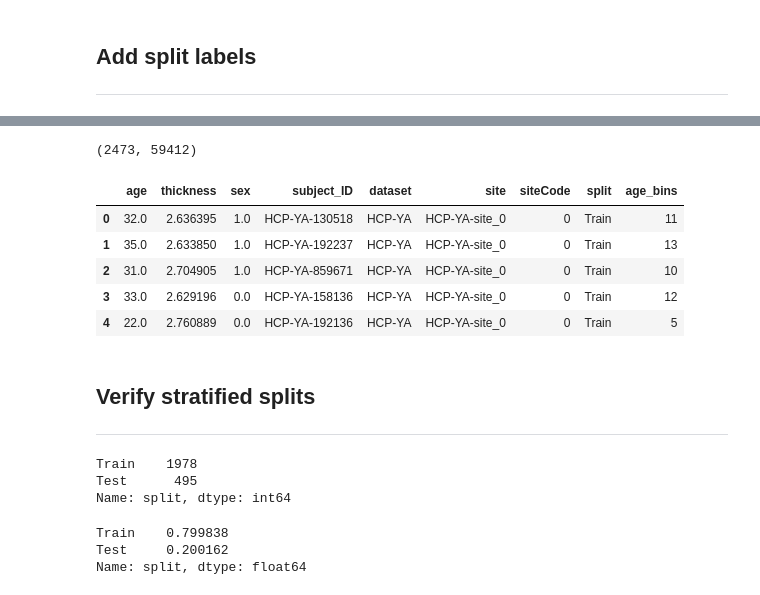
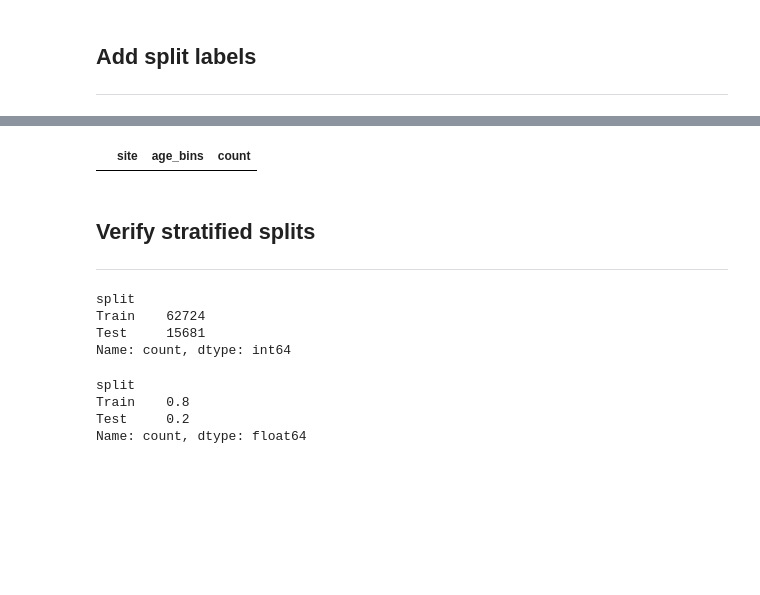
Before and after one commit to sina-mansour/normative_brain_charts, a Jupyter notebook: code/notebooks/02_data_aggregation/02_02_train_test_split_labels.ipynb, the cells around one changed output, grey strips where cells are left out. Saved outputs shown, nothing was run; the diff lists cells and outputs as text; code cells hidden in the pictures; blank space fills up the shorter version.

```diff
--- a/code/notebooks/02_data_aggregation/02_02_train_test_split_labels.ipynb
+++ b/code/notebooks/02_data_aggregation/02_02_train_test_split_labels.ipynb
@@ -123,4 +102,0 @@ all_thickness_data = np.concatenate([thickness_data[dataset_name] for dataset_na
-# %%
-all_thickness_data.shape
-# %% [output]
-(2473, 59412)
@@ -129,13 +103,39 @@ write_np(all_thickness_data, ensure_dir(f'{main_dir}/data/npy/thickness_all_data
-# %%
-demography_df['age_bins'] = pd.qcut(demography_df['age'], q=20, labels=False)
-demography_df.head()
-# %% [output]
-|  | age | thickness | sex | subject_ID | dataset | site | siteCode | split | age_bins |
-| 0 | 32.0 | 2.636395 | 1.0 | HCP-YA-130518 | HCP-YA | HCP-YA-site_0 | 0 | Train | 11 |
-| 1 | 35.0 | 2.633850 | 1.0 | HCP-YA-192237 | HCP-YA | HCP-YA-site_0 | 0 | Train | 13 |
-| 2 | 31.0 | 2.704905 | 1.0 | HCP-YA-859671 | HCP-YA | HCP-YA-site_0 | 0 | Train | 10 |
-| 3 | 33.0 | 2.629196 | 0.0 | HCP-YA-158136 | HCP-YA | HCP-YA-site_0 | 0 | Train | 12 |
-| 4 | 22.0 | 2.760889 | 0.0 | HCP-YA-192136 | HCP-YA | HCP-YA-site_0 | 0 | Train | 5 |
+# %%
+# Quantile bins; placeholder column
+demography_df['age_bins'] = -1
+
+# iterate over sites
+for site, group_idx in demography_df.groupby('site').groups.items():
+    n = len(group_idx)
+    if n < 20:
+        # too small to bin, assign all to a single bin
+        demography_df.loc[group_idx, 'age_bins'] = 0
+        continue
+
+    # dynamically choose q: at most 10, but no more than 10th of the sample size
+    q = min(10, n // 10)
+
+    try:
+        demography_df.loc[group_idx, 'age_bins'] = pd.qcut(
+            demography_df.loc[group_idx, 'age'],
+            q=q,
+            labels=False,
+            duplicates='drop'  # handle repeated ages
+        )
+    except ValueError:
+        # fallback if pd.qcut still fails
+        demography_df.loc[group_idx, 'age_bins'] = 0
+# %%
+# ensure there are no singletons
+(
+    demography_df
+    .groupby(['site', 'age_bins'])
+    .size()
+    .reset_index(name='count')
+    .query("count < 2")
+)
+# %% [output]
+|  | site | age_bins | count |
 # %%
 from sklearn.model_selection import train_test_split
 
@@ -152,18 +156,20 @@ demography_df.to_csv(ensure_dir(f'{main_dir}/data/csv/demography_all_datasets.cs
 ## Verify stratified splits
 
 ---
-# %%
-demography_df["split"].value_counts()
-# %% [output]
-Train    1978
-Test      495
-Name: split, dtype: int64
 # %%
-demography_df["split"].value_counts() / demography_df.shape[0]
+demography_df["split"].value_counts()
 # %% [output]
-Train    0.799838
-Test     0.200162
-Name: split, dtype: float64
+split
+Train    62724
+Test     15681
+Name: count, dtype: int64
+# %%
+demography_df["split"].value_counts() / demography_df.shape[0]
+# %% [output]
+split
+Train    0.8
+Test     0.2
+Name: count, dtype: float64
 # %%
 %%time
 
```
Also changed, not shown: parts of 16 cells of this notebook.
